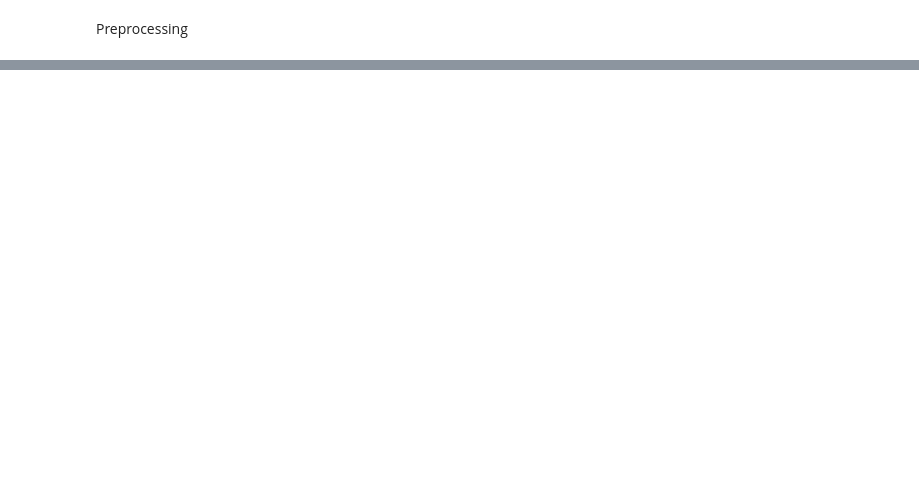
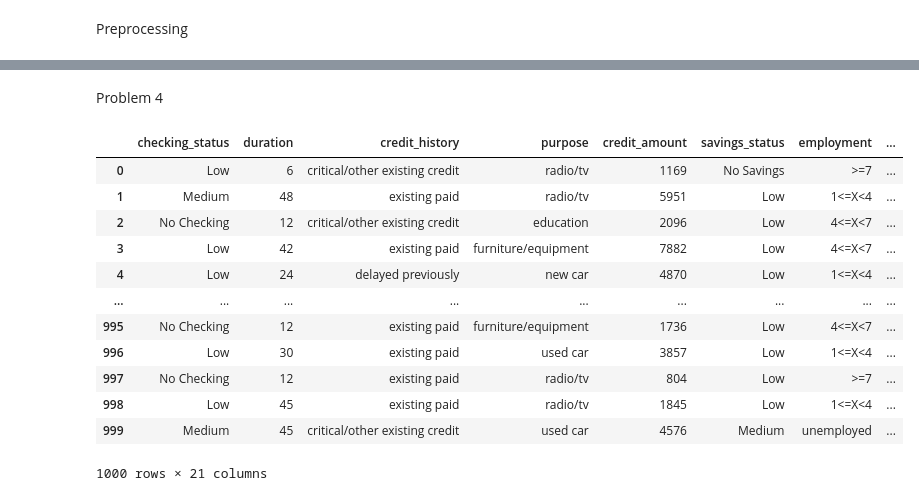
Before and after one commit to JahCSpeed/Data-Man, a Jupyter notebook: Hw3/german_credit.ipynb, the cells around one changed output, grey strips where cells are left out. Saved outputs shown, nothing was run; the diff lists cells and outputs as text; code cells hidden in the pictures; blank space fills up the shorter version.

```diff
--- a/Hw3/german_credit.ipynb
+++ b/Hw3/german_credit.ipynb
@@ -46,0 +78,20 @@ df.drop(index =drop_list)
+# %% [markdown]
+Problem 4
+# %%
+df.replace(to_replace=['no known savings', '<100', '100<=X<500', '500<=X<1000',
+'>=1000'],value=['No Savings', 'Low', 'Medium', 'High','High' ],inplace=True)
+df
+# %% [output]
+|  | checking_status | duration | credit_history | purpose | credit_amount | savings_status | employment | ... |
+| 0 | Low | 6 | critical/other existing credit | radio/tv | 1169 | No Savings | >=7 | ... |
+| 1 | Medium | 48 | existing paid | radio/tv | 5951 | Low | 1<=X<4 | ... |
+| 2 | No Checking | 12 | critical/other existing credit | education | 2096 | Low | 4<=X<7 | ... |
+| 3 | Low | 42 | existing paid | furniture/equipment | 7882 | Low | 4<=X<7 | ... |
+| 4 | Low | 24 | delayed previously | new car | 4870 | Low | 1<=X<4 | ... |
+| ... | ... | ... | ... | ... | ... | ... | ... | ... |
+| 995 | No Checking | 12 | existing paid | furniture/equipment | 1736 | Low | 4<=X<7 | ... |
+| 996 | Low | 30 | existing paid | used car | 3857 | Low | 1<=X<4 | ... |
+| 997 | No Checking | 12 | existing paid | radio/tv | 804 | Low | >=7 | ... |
+| 998 | Low | 45 | existing paid | radio/tv | 1845 | Low | 1<=X<4 | ... |
+| 999 | Medium | 45 | critical/other existing credit | used car | 4576 | Medium | unemployed | ... |
+1000 rows × 21 columns
```
Also changed, not shown: parts of 20 cells of this notebook, 4 other files.
